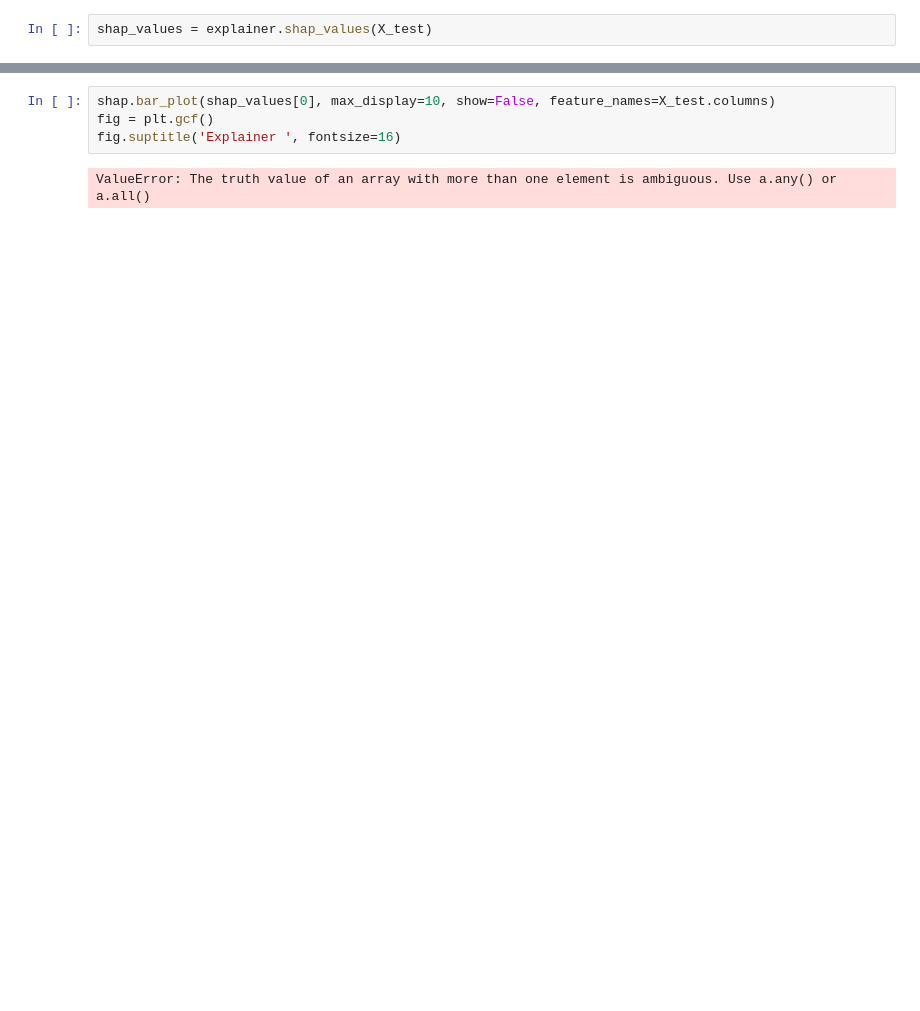
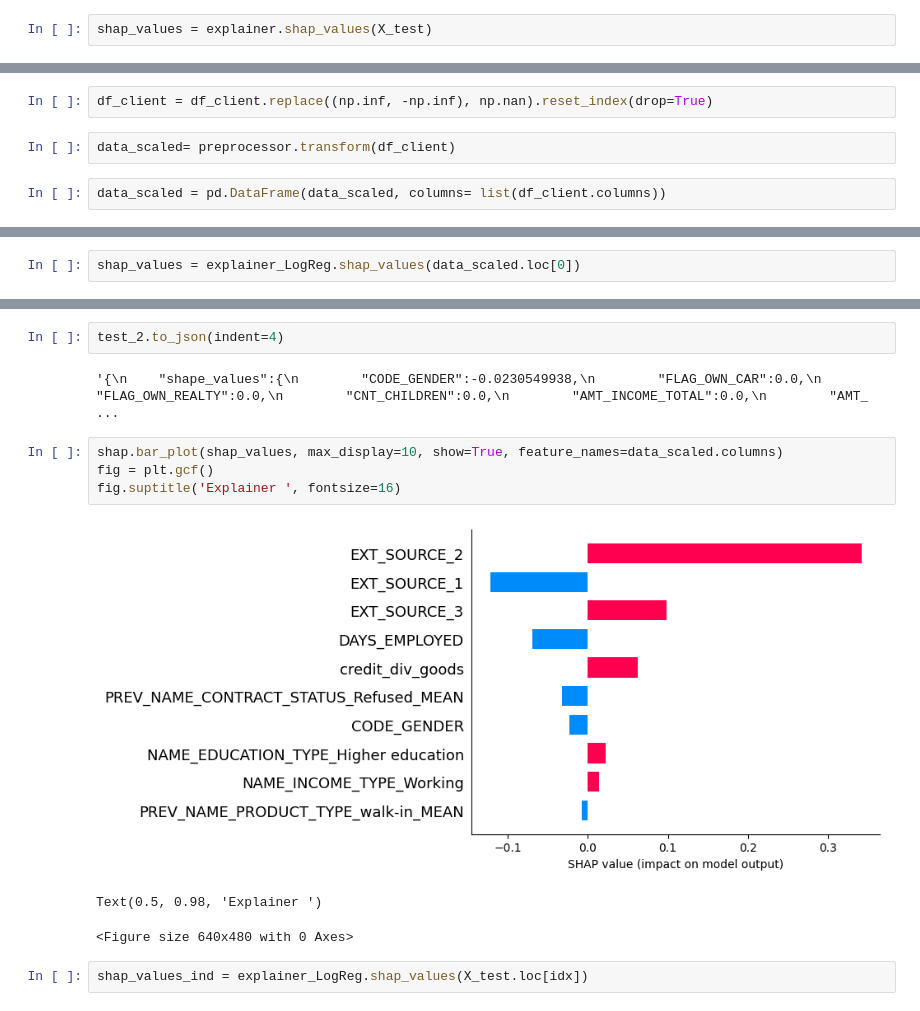
Before and after one commit to DaiTensa/projetscoring, a Jupyter notebook: notebook/04_Explainer.ipynb, the cells around one changed output, grey strips where cells are left out. Drawn from its saved outputs; the diff is of its cells as text; blank space fills up the shorter version.

```diff
--- a/notebook/04_Explainer.ipynb
+++ b/notebook/04_Explainer.ipynb
@@ -110,0 +165,6 @@ shap_values = explainer.shap_values(X_test)
+# %%
+df_client = df_client.replace((np.inf, -np.inf), np.nan).reset_index(drop=True)
+# %%
+data_scaled= preprocessor.transform(df_client)
+# %%
+data_scaled = pd.DataFrame(data_scaled, columns= list(df_client.columns))
@@ -110,0 +177,2 @@ shap_values = explainer.shap_values(X_test)
+# %%
+shap_values = explainer_LogReg.shap_values(data_scaled.loc[0])
@@ -111,7 +220,15 @@ shap_values = explainer.shap_values(X_test)
+# %%
+test_2.to_json(indent=4)
+# %% [output]
+'{\n    "shape_values":{\n        "CODE_GENDER":-0.0230549938,\n        "FLAG_OWN_CAR":0.0,\n        "FLAG_OWN_REALTY":0.0,\n        "CNT_CHILDREN":0.0,\n        "AMT_INCOME_TOTAL":0.0,\n        "AMT_ ...
 # %%
-shap.bar_plot(shap_values[0], max_display=10, show=False, feature_names=X_test.columns)
+shap.bar_plot(shap_values, max_display=10, show=True, feature_names=data_scaled.columns)
 fig = plt.gcf()
 fig.suptitle('Explainer ', fontsize=16)
 # %% [output]
+[figure, added]
-ValueError: The truth value of an array with more than one element is ambiguous. Use a.any() or a.all()
+Text(0.5, 0.98, 'Explainer ')
+<Figure size 640x480 with 0 Axes>
+# %%
+shap_values_ind = explainer_LogReg.shap_values(X_test.loc[idx])
 # %%
```
Also changed, not shown: parts of 60 cells of this notebook, 11 other files.
